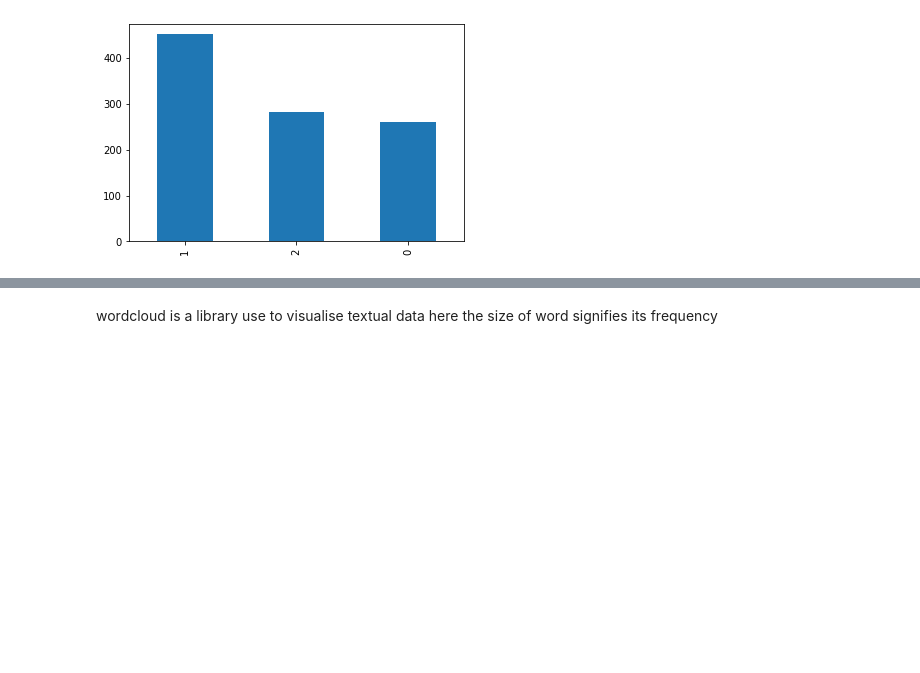
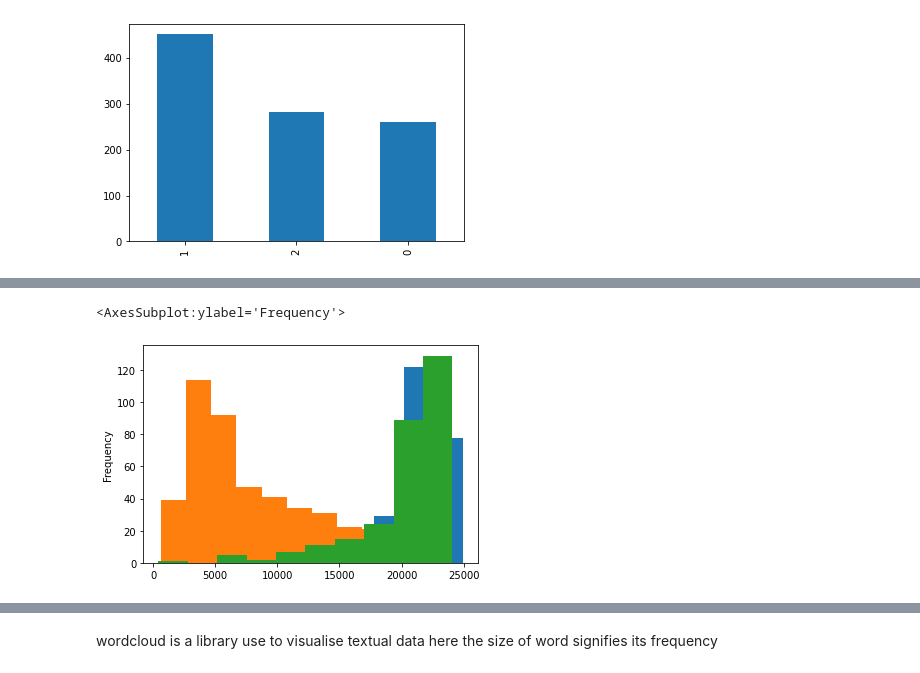
Before and after one commit to maushamjha/sms-spam-classifier, a Jupyter notebook: medical-text.ipynb, the cells around one changed output, grey strips where cells are left out. Saved outputs shown, nothing was run; the diff lists cells and outputs as text; code cells hidden in the pictures; blank space fills up the shorter version.

```diff
--- a/medical-text.ipynb
+++ b/medical-text.ipynb
@@ -256,0 +231,7 @@ data['text']=data['text'].apply(lambda x:" ".join(x))
+# %%
+data[data['cancer']==0]['char_count'].plot(kind='hist')
+data[data['cancer']==1]['char_count'].plot(kind='hist')
+data[data['cancer']==2]['char_count'].plot(kind='hist')
+# %% [output]
+<AxesSubplot:ylabel='Frequency'>
+[figure, added]
```
Also changed, not shown: parts of 28 cells of this notebook.
